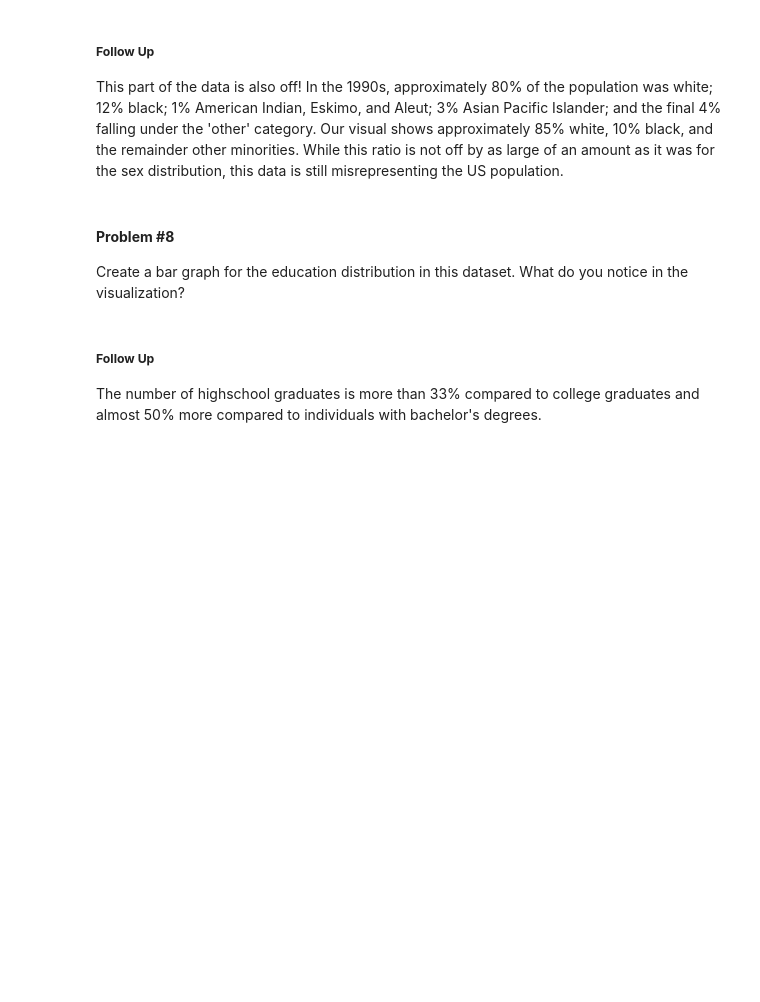
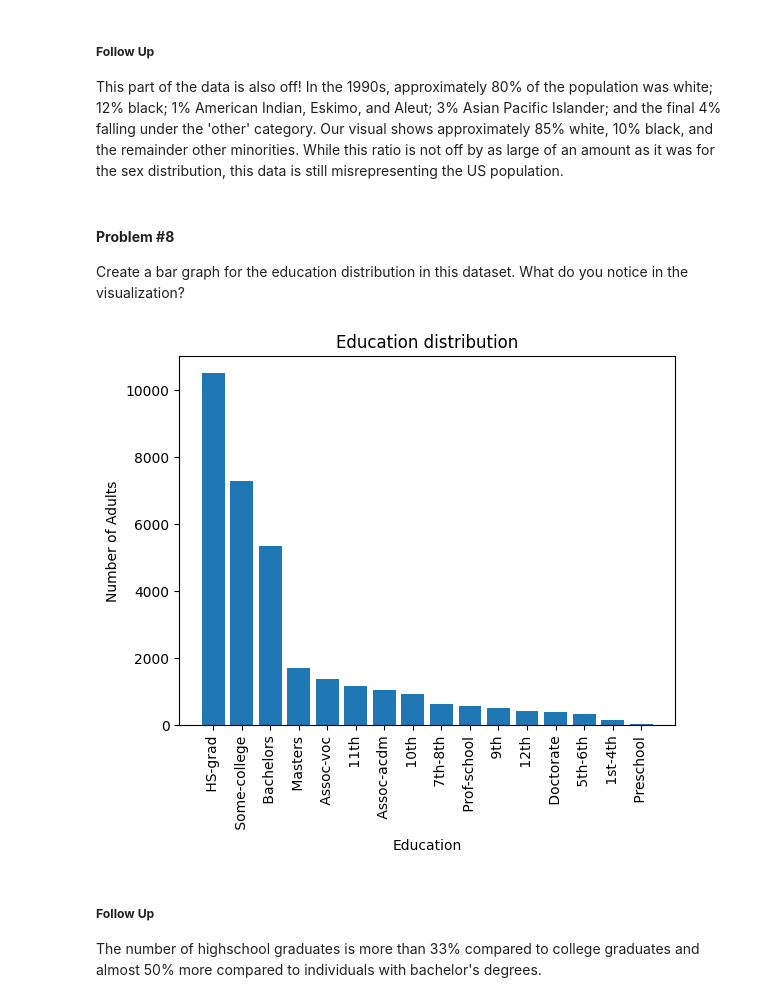
Before and after one commit to jzniu/AWS-Part1-Student-Notebooks, a Jupyter notebook: TRAIN AWS Part I Day 10 Lab Notebook [STUDENT].ipynb, the cells around one changed output. Drawn from its saved outputs; the diff is of its cells as text; code cells hidden in the pictures; blank space fills up the shorter version.

```diff
--- a/TRAIN AWS Part I Day 10 Lab Notebook [STUDENT].ipynb
+++ b/TRAIN AWS Part I Day 10 Lab Notebook [STUDENT].ipynb
@@ -174,3 +226,20 @@ Create a bar graph for the education distribution in this dataset. What do you n
+# %%
+edu_counts = adult['Education'].value_counts()
+edu_labels = edu_counts.index
+
+# print(edu_labels)
+# print(edu_counts)
+
+plt.bar(edu_labels, edu_counts)
+
+plt.title('Education distribution')
+plt.xlabel('Education')
+plt.ylabel('Number of Adults')
+plt.xticks(rotation=90)
+
+plt.show()
+# %% [output]
+[figure, added]
 # %% [markdown]
 ##### **Follow Up**
 
```
Also changed, not shown: parts of 26 cells of this notebook.
